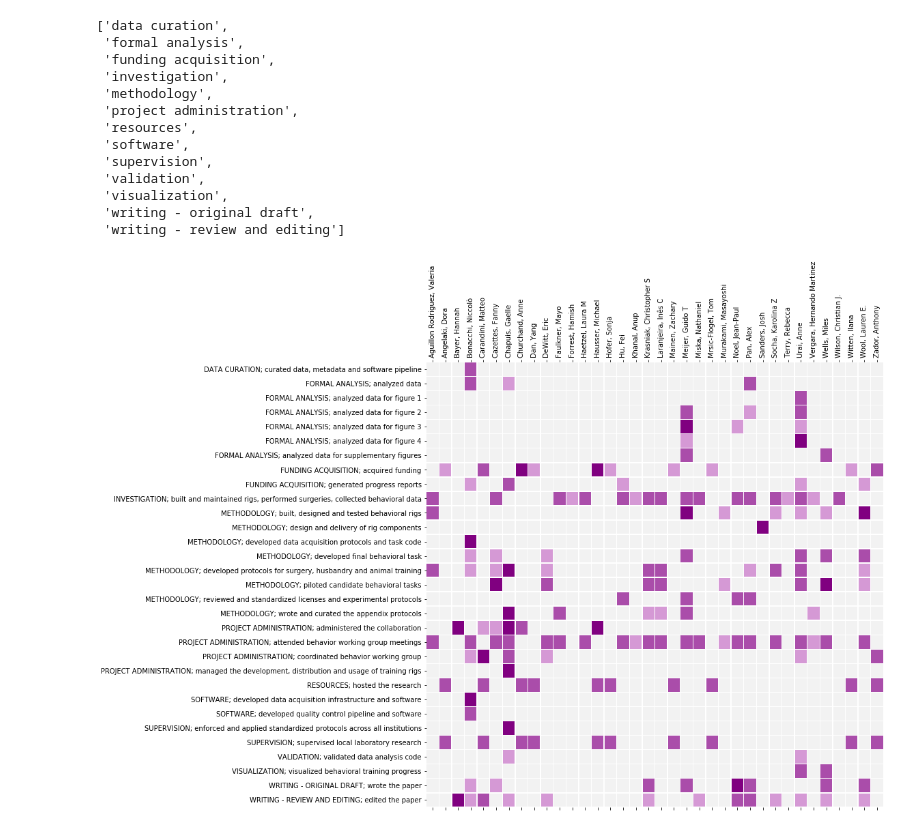
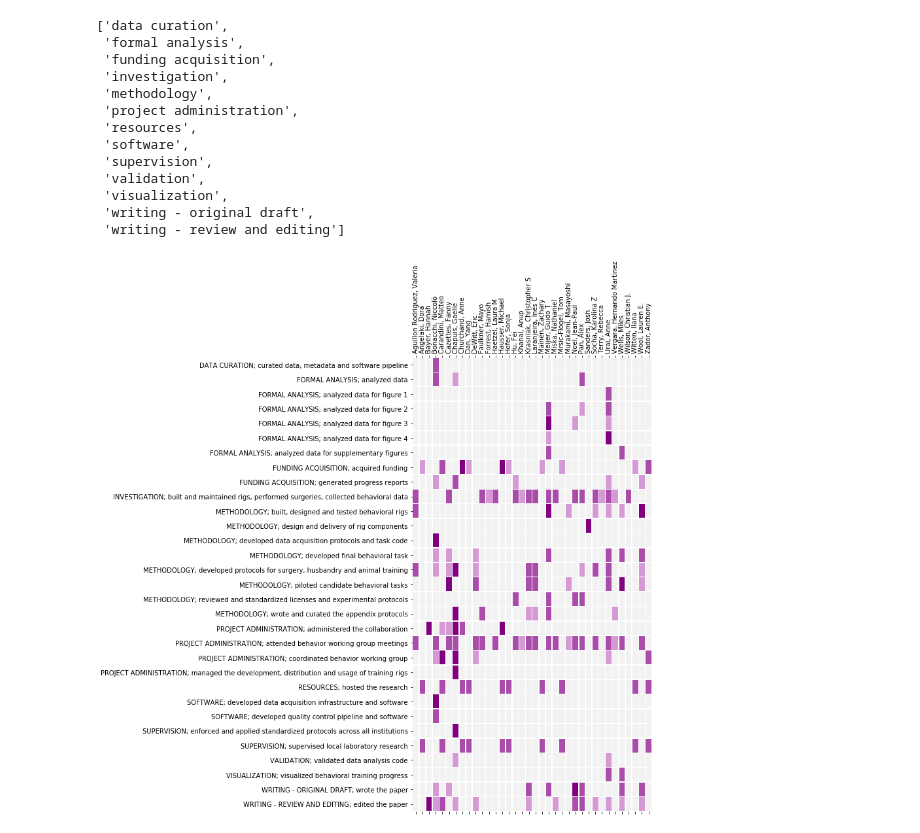
Before and after one commit to int-brain-lab/paper-behavior, a Jupyter notebook: authorship/Authorship and contribution for IBL behavior paper.ipynb, the cells around one changed output. Cells and saved outputs as stored; diff of their text form; code cells hidden in the pictures.

```diff
--- a/authorship/Authorship and contribution for IBL behavior paper.ipynb
+++ b/authorship/Authorship and contribution for IBL behavior paper.ipynb
@@ -152,14 +153,16 @@ matrix = new_df.pivot("credit_task", "author", "contribution_level").fillna(0)
 # %%
 cmap = sns.light_palette("purple", n_colors=4)
 cmap[0] = (0.95, 0.95, 0.95)
 
 fig, ax = plt.subplots(1,1,figsize=(12,12))
 sns.heatmap(matrix, annot=False, yticklabels=True, cmap=cmap, linewidths=.5, ax=ax, cbar=False)
 ax.set_xlabel('')
 ax.set_ylabel('')
 ax.tick_params(axis="x", bottom=True, top=True, labelbottom=False, labeltop=True, rotation=90)
+plt.tight_layout()
+fig.savefig('contributions.png')
 # %% [output]
-[figure, old version]
+[figure, new version]
 # %%
 sns.clustermap(matrix.fillna(0), cmap=cmap, linewidths=.5, cbar_pos=None, figsize=(18,15), yticklabels=True)
 plt.xlabel('')
```
Also changed, not shown: parts of 3 cells of this notebook, 4 other files.
